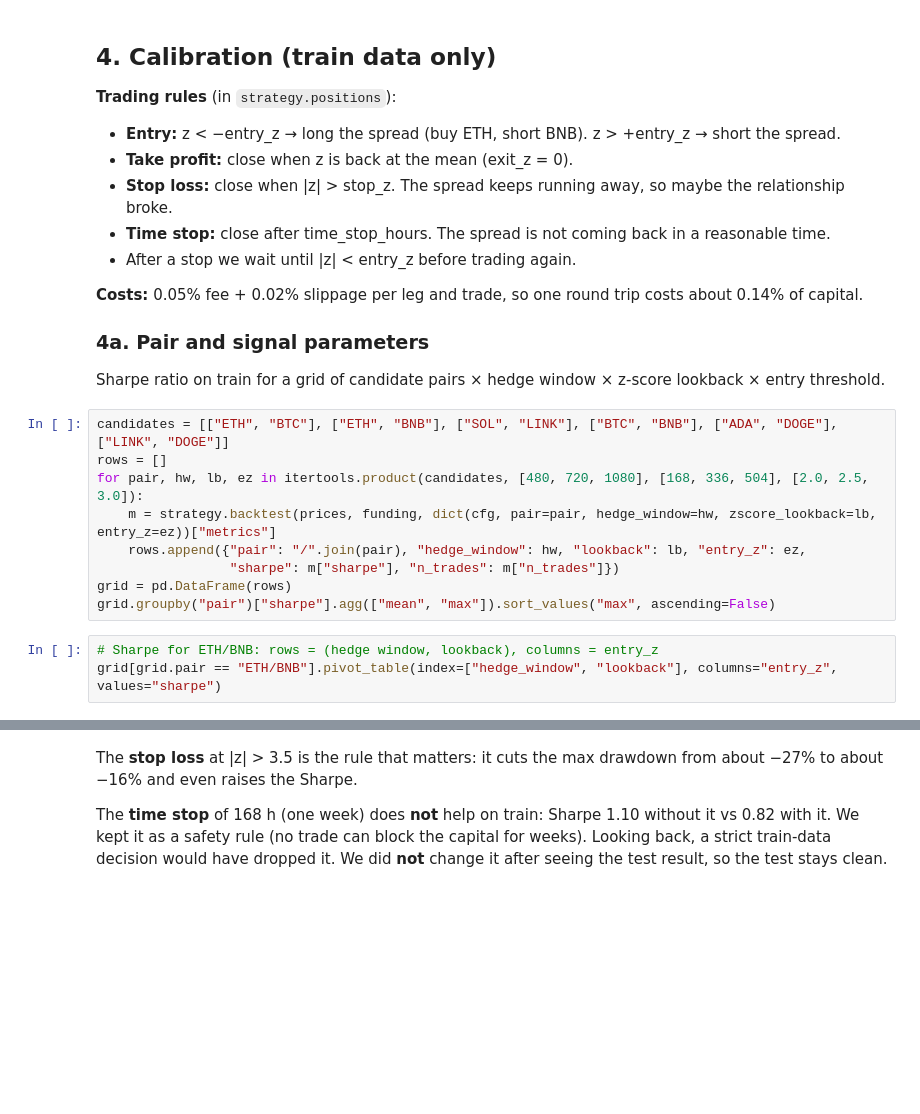
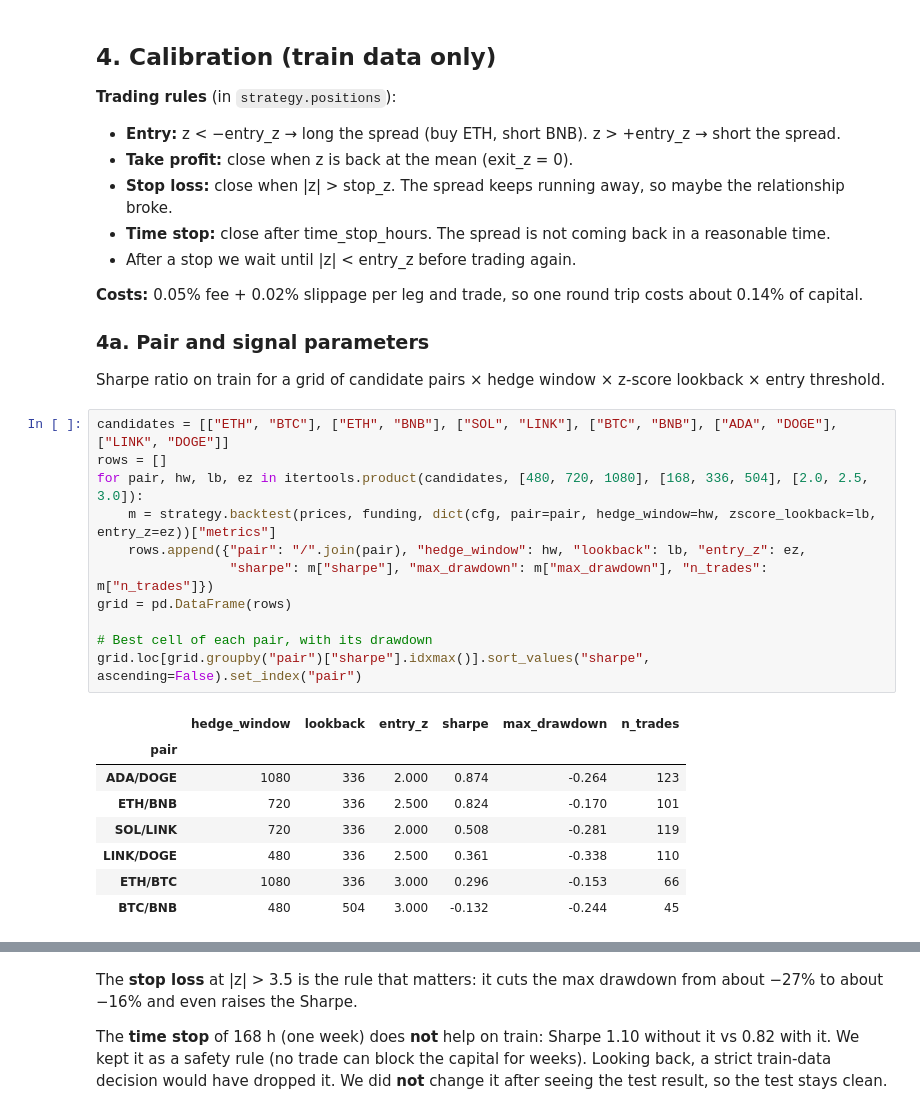
Before and after one commit to Nikolalt/kjoeh, a Jupyter notebook: notebooks/pairs_trading.ipynb, the cells around one changed output, grey strips where cells are left out. Drawn from its saved outputs; the diff is of its cells as text; blank space fills up the shorter version.

```diff
--- a/notebooks/pairs_trading.ipynb
+++ b/notebooks/pairs_trading.ipynb
@@ -126,12 +147,20 @@ Sharpe ratio on train for a grid of candidate pairs × hedge window × z-score l
 # %%
 candidates = [["ETH", "BTC"], ["ETH", "BNB"], ["SOL", "LINK"], ["BTC", "BNB"], ["ADA", "DOGE"], ["LINK", "DOGE"]]
 rows = []
 for pair, hw, lb, ez in itertools.product(candidates, [480, 720, 1080], [168, 336, 504], [2.0, 2.5, 3.0]):
     m = strategy.backtest(prices, funding, dict(cfg, pair=pair, hedge_window=hw, zscore_lookback=lb, entry_z=ez))["metrics"]
     rows.append({"pair": "/".join(pair), "hedge_window": hw, "lookback": lb, "entry_z": ez,
-                 "sharpe": m["sharpe"], "n_trades": m["n_trades"]})
+                 "sharpe": m["sharpe"], "max_drawdown": m["max_drawdown"], "n_trades": m["n_trades"]})
 grid = pd.DataFrame(rows)
-grid.groupby("pair")["sharpe"].agg(["mean", "max"]).sort_values("max", ascending=False)
+
+# Best cell of each pair, with its drawdown
+grid.loc[grid.groupby("pair")["sharpe"].idxmax()].sort_values("sharpe", ascending=False).set_index("pair")
+# %% [output]
+|  | hedge_window | lookback | entry_z | sharpe | max_drawdown | n_trades |
+| pair |  |  |  |  |  |  |
+| ADA/DOGE | 1080 | 336 | 2.000 | 0.874 | -0.264 | 123 |
+| ETH/BNB | 720 | 336 | 2.500 | 0.824 | -0.170 | 101 |
+| SOL/LINK | 720 | 336 | 2.000 | 0.508 | -0.281 | 119 |
+| LINK/DOGE | 480 | 336 | 2.500 | 0.361 | -0.338 | 110 |
+| ETH/BTC | 1080 | 336 | 3.000 | 0.296 | -0.153 | 66 |
+| BTC/BNB | 480 | 504 | 3.000 | -0.132 | -0.244 | 45 |
-# %%
-# Sharpe for ETH/BNB: rows = (hedge window, lookback), columns = entry_z
-grid[grid.pair == "ETH/BNB"].pivot_table(index=["hedge_window", "lookback"], columns="entry_z", values="sharpe")
```
Also changed, not shown: parts of 16 cells of this notebook, 1 other file.
